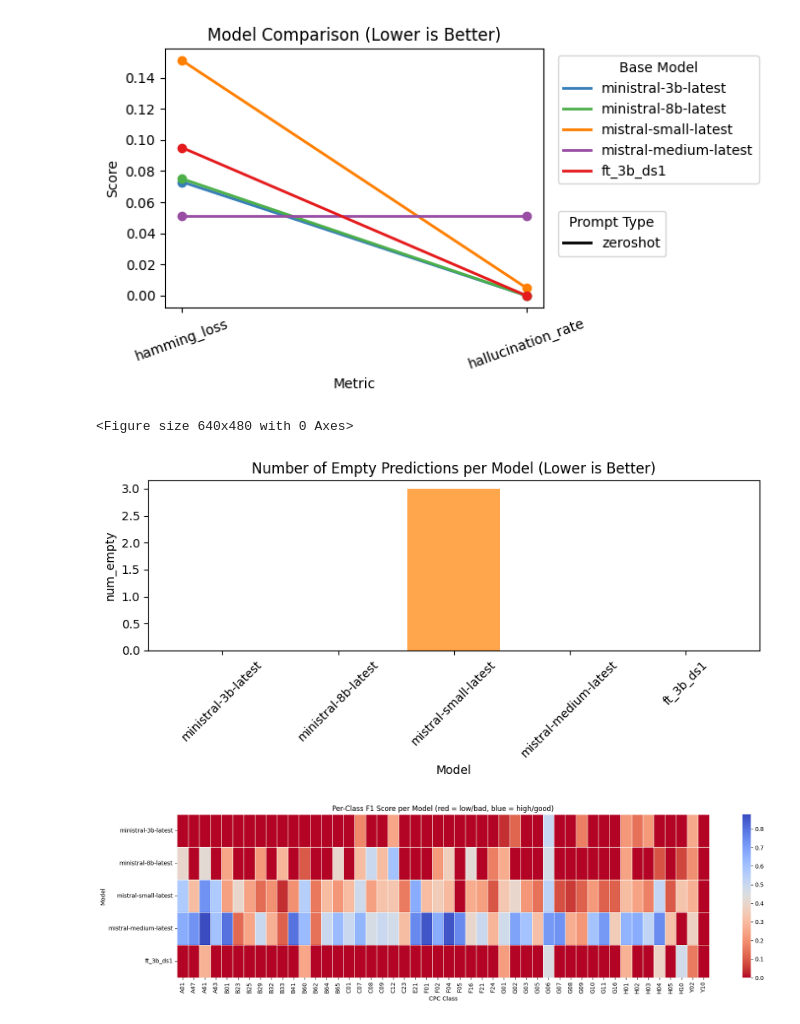
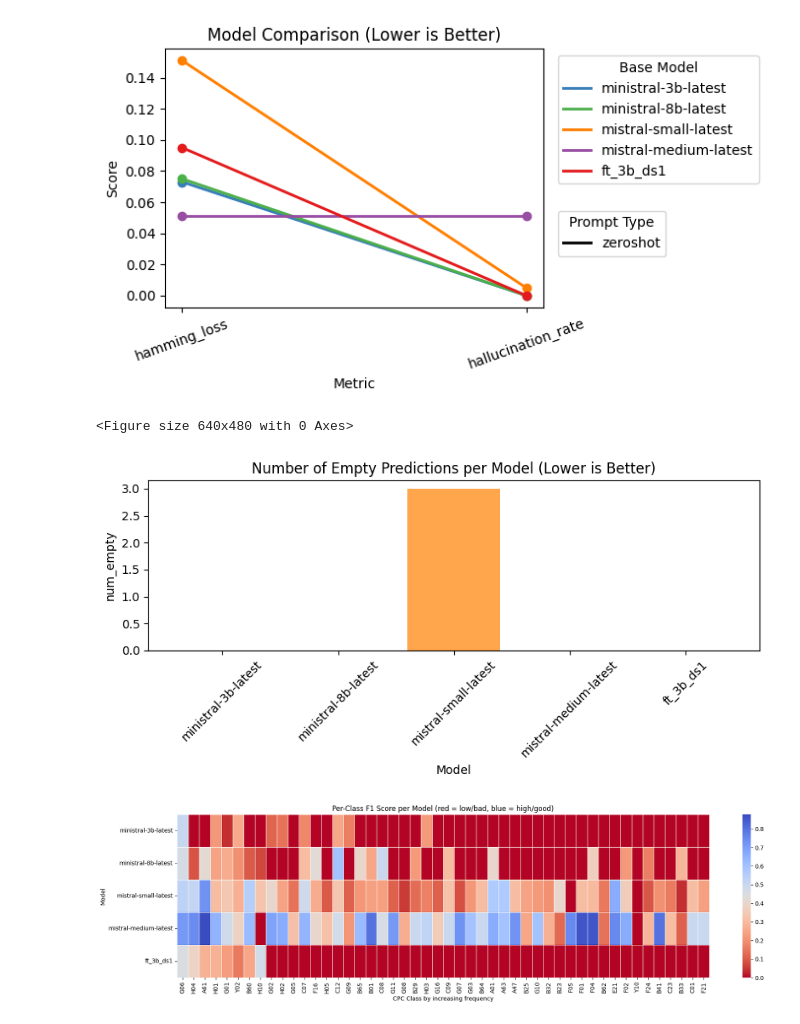
Before and after one commit to wendy-aw/mistral_ft, a Jupyter notebook: viz_results.ipynb, the cells around one changed output. Drawn from its saved outputs; the diff is of its cells as text; code cells hidden in the pictures.

Commit message:
order by cpc class ids by freq

```diff
--- a/viz_results.ipynb
+++ b/viz_results.ipynb
@@ -189,6 +189,11 @@ plt.show()
 # %% [output]
 [figure]
 [figure]
+# %%
+df_test = pd.read_json("data/raw_test_data.jsonl", lines=True)
+
+# get list of ids in desc order of frequency
+id_freq = df_test["cpc_class_ids"].explode().value_counts().index.tolist()
 # %%
 # Create model color legend (top right) - only for selected models
 selected_base_models = df_selected["base_model"].unique()
@@ -216,32 +221,34 @@ for _, row in df_selected.iterrows():
     display_model = row["display_model"]
     base_model = row["base_model"]
 
     plt.bar(display_model, row["num_empty"], color=color_map[base_model], alpha=0.7)
 plt.xlabel("Model")
 plt.ylabel("num_empty")
 plt.title("Number of Empty Predictions per Model (Lower is Better)")
 plt.xticks(rotation=45)
 plt.tight_layout()
 plt.show()
 
 # Chart 4: Per-class F1 score
 class_f1_matrix = pd.DataFrame(
     [ast.literal_eval(row["class_f1"]) for _, row in df_selected.iterrows()], index=df_selected["display_model"]
 )
 
+class_f1_matrix = class_f1_matrix.reindex(columns=id_freq)
+
 plt.figure(figsize=(18, 5))
 sns.heatmap(
     class_f1_matrix.astype(float),
     cmap="coolwarm_r",  # The "_r" reverses the colormap
     annot=False,
     linewidths=0.5,
 )
 plt.title("Per-Class F1 Score per Model (red = low/bad, blue = high/good)")
-plt.xlabel("CPC Class")
+plt.xlabel("CPC Class by increasing frequency")
 plt.ylabel("Model")
 plt.tight_layout()
 plt.show()
 # %% [output]
 <Figure size 640x480 with 0 Axes>
 [figure]
-[figure, old version]
+[figure, new version]
```
